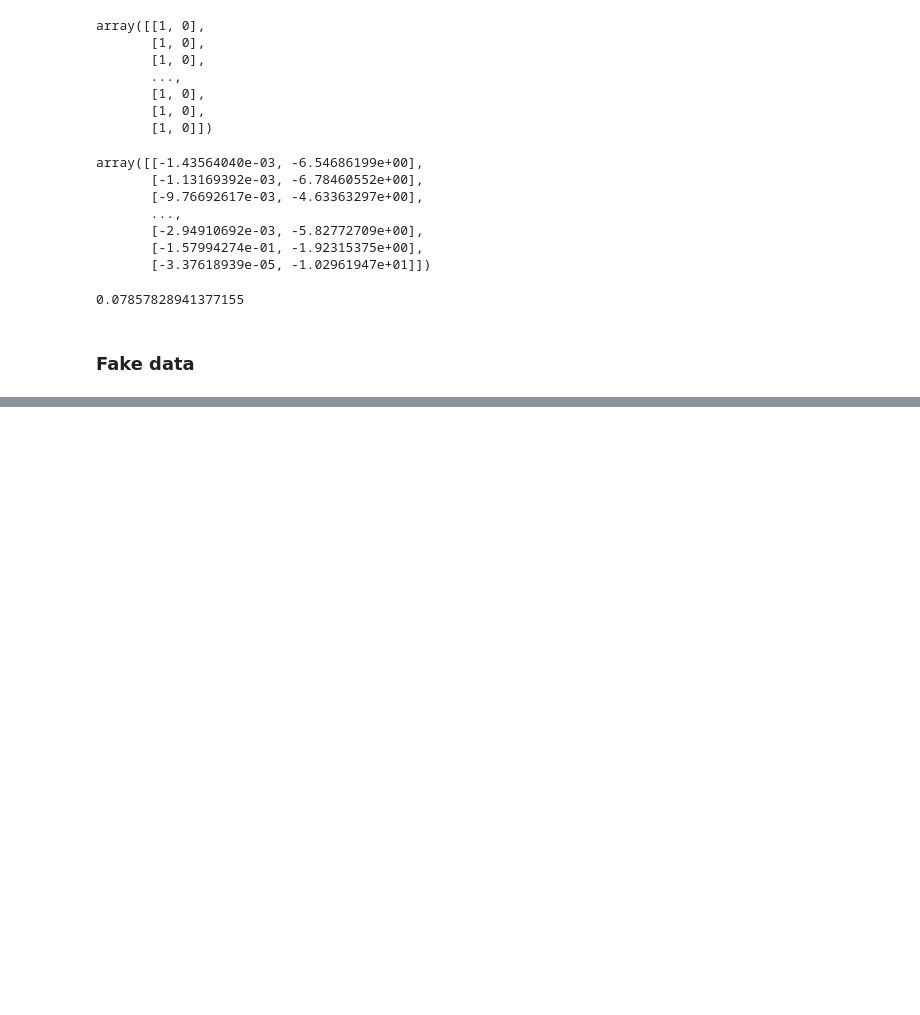
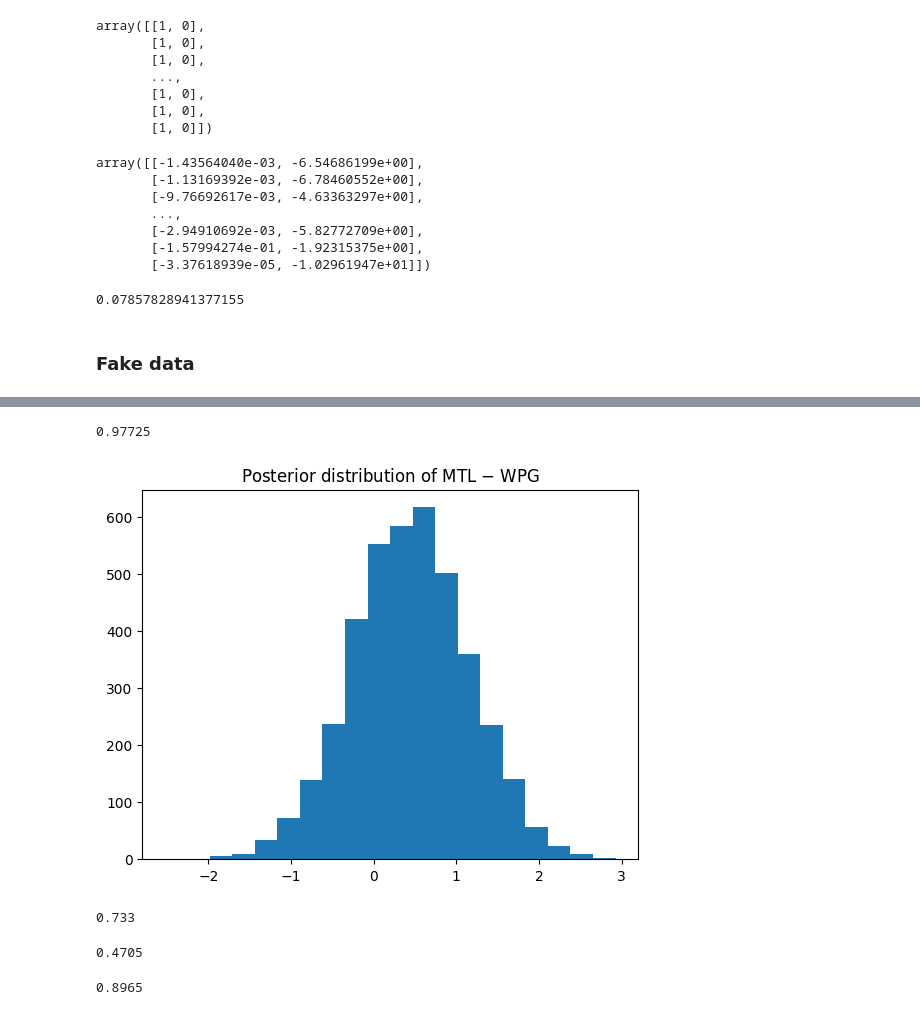
Before and after one commit to mgreenbe/DATA335W2025, a Jupyter notebook: code/logistic_regression.ipynb, the cells around one changed output, grey strips where cells are left out. Drawn from its saved outputs; the diff is of its cells as text; code cells hidden in the pictures; blank space fills up the shorter version.

```diff
--- a/code/logistic_regression.ipynb
+++ b/code/logistic_regression.ipynb
@@ -216,0 +471,25 @@ plt.show()
+# %%
+np.mean(hfa > 0)
+# %% [output]
+0.97725
+# %%
+mtl = np.array(fit.posterior.MTL).ravel()
+wpg = np.array(fit.posterior.WPG).ravel()
+
+plt.hist(mtl - wpg, bins=20)
+plt.title("Posterior distribution of MTL $-$ WPG")
+plt.show()
+# %% [output]
+[figure, added]
+# %%
+np.mean(mtl > wpg)
+# %% [output]
+0.733
+# %%
+np.mean(mtl > wpg + hfa)
+# %% [output]
+0.4705
+# %%
+np.mean(mtl + hfa > wpg)
+# %% [output]
+0.8965
```
Also changed, not shown: parts of 20 cells of this notebook, 3 other files.
